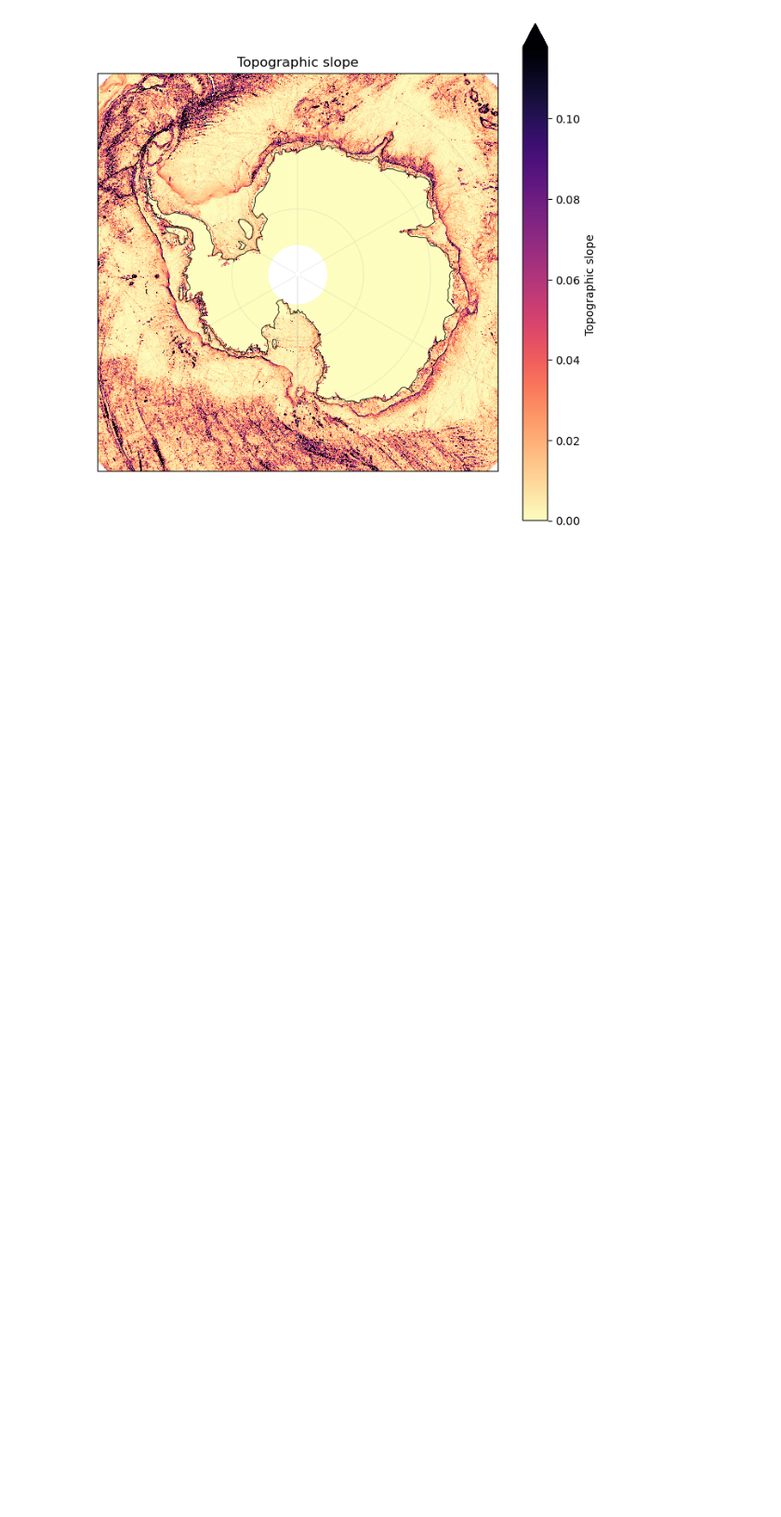
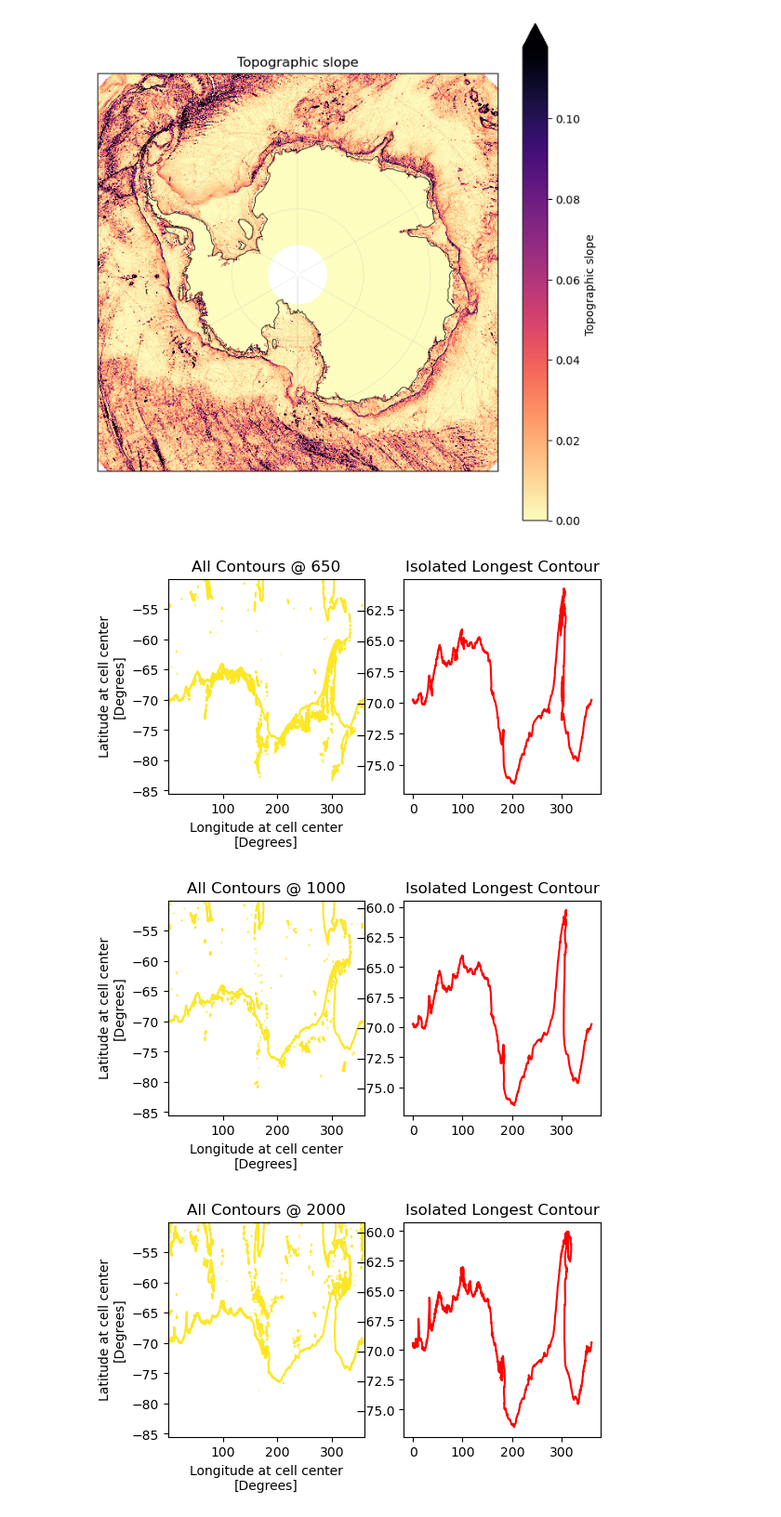
Before and after one commit to ZackKaufman/ASC_analysis_SoHi, a Jupyter notebook: ASC_index_calculator.ipynb, the cells around one changed output. Shown at 93% size. Drawn from its saved outputs; the diff is of its cells as text; code cells hidden in the pictures; blank space fills up the shorter version.

Commit message:
Implementation of cross-slope isobath boundaries. u_along and bathymetry written to netcdf.

```diff
--- a/ASC_index_calculator.ipynb
+++ b/ASC_index_calculator.ipynb
@@ -182,6 +184,8 @@ U_0_500 = upper500_wmean(UVEL, w)
 V_0_500 = upper500_wmean(VVEL, w)
 
 # --- 4) Apply the shelf mask (keeps NaN off-shelf) ---
+U_shelf = UVEL.where(shelf_mask)
+V_shelf = VVEL.where(shelf_mask)
 U_0_500_shelf = U_0_500.where(shelf_mask)
 V_0_500_shelf = V_0_500.where(shelf_mask)
 
@@ -289,4 +265,8 @@ def along_slope_velocity(u: xr.DataArray,
     )
     return u_along, grad_norm
 
-u_along_sohi, topo_slope = along_slope_velocity(U_0_500_shelf, V_0_500_shelf, bathym_on_uv)
+# for vertically averaged u
+u_along_0_500, topo_slope = along_slope_velocity(U_0_500_shelf, V_0_500_shelf, bathym_on_uv)
+
+# for u at all depths
+u_along, topo_slope = along_slope_velocity(U_shelf, V_shelf, bathym_on_uv)
@@ -406,3 +329,51 @@ ax.set_title("Topographic slope")
 plt.show()
 # %% [output]
 [figure]
+# %%
+# Get coordinates of two circumpolar isobaths (650m and 2000m) using James Milward's "longest path" function
+
+
+def iso_contour(da, level, figsize=(6, 3), imshow=True):
+    """
+    Return the longest contour line (x,y) for a single contour level.
+    Works with xarray's .plot.contour across Matplotlib/xarray versions.
+    """
+    # Two panels only if we want to visualize
+    if imshow:
+        fig, ax = plt.subplots(ncols=2, figsize=figsize)
+        ax0, ax1 = ax
+    else:
+        fig, ax0 = plt.subplots(ncols=1, figsize=figsize)
+        ax1 = None
+
+    # Draw the contour (single level)
+    cs = da.plot.contour(ax=ax0, levels=[level], add_colorbar=False)
+    ax0.set_title(f"All Contours @ {level}")
+
+    # Get all segments at this (single) level
+    # cs.allsegs is a list of levels; each item is a list of (N_i,2) arrays
+    seglists = cs.allsegs
+    if not seglists or not seglists[0]:
+        plt.close(fig)
+        raise ValueError(f"No contour segments found at level {level}.")
+
+    # Choose the longest segment by number of vertices
+    longest = max(seglists[0], key=lambda seg: seg.shape[0])
+    xaxis_coords, yaxis_coords = longest[:, 0], longest[:, 1]
+
+    if ax1 is not None:
+        ax1.plot(xaxis_coords, yaxis_coords, 'r-', lw=1.5)
+        ax1.set_title("Isolated Longest Contour")
+
+    if not imshow:
+        plt.close(fig)
+
+    return xaxis_coords, yaxis_coords
+
+x650, y650   = iso_contour(bathym_on_uv, 650,  imshow=True)
+x1000, y1000   = iso_contour(bathym_on_uv, 1000,  imshow=True)
+x2000, y2000 = iso_contour(bathym_on_uv, 2000, imshow=True)
+# %% [output]
+[figure, added]
+[figure, added]
+[figure, added]
```
Also changed, not shown: parts of 12 cells of this notebook.
